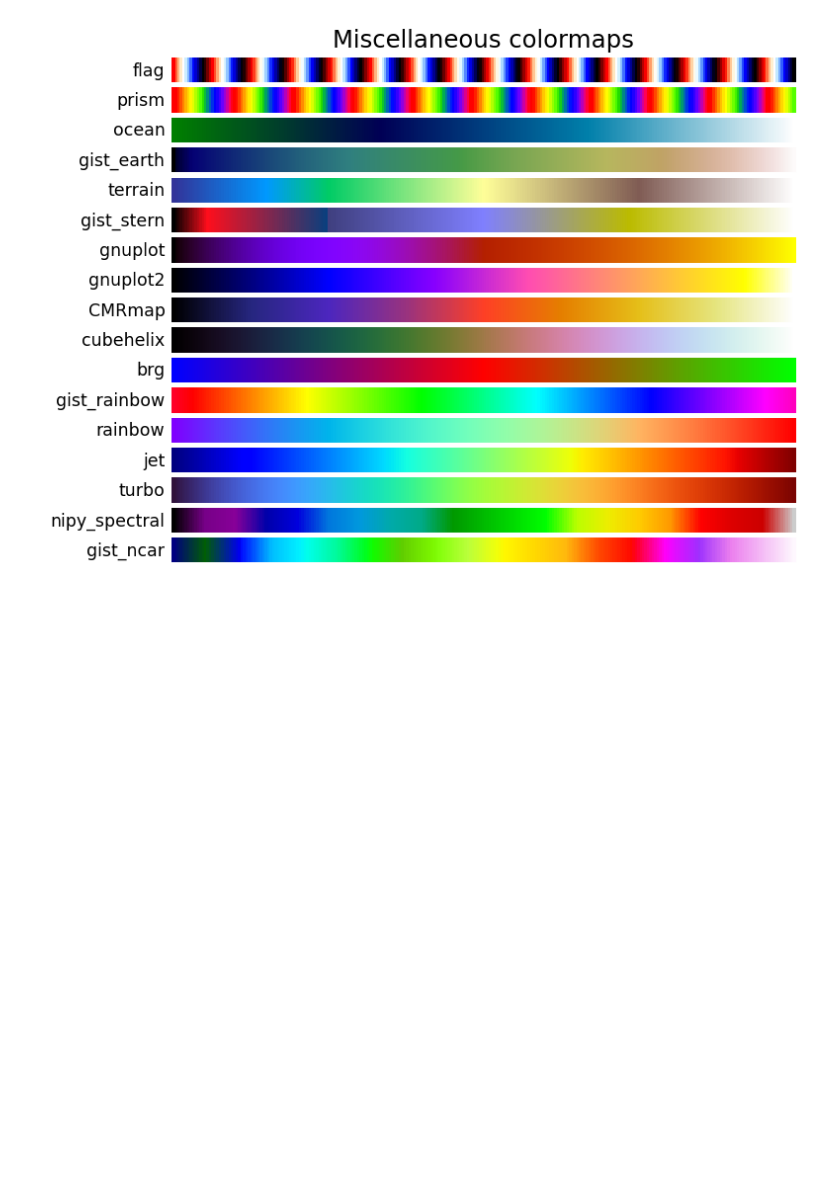
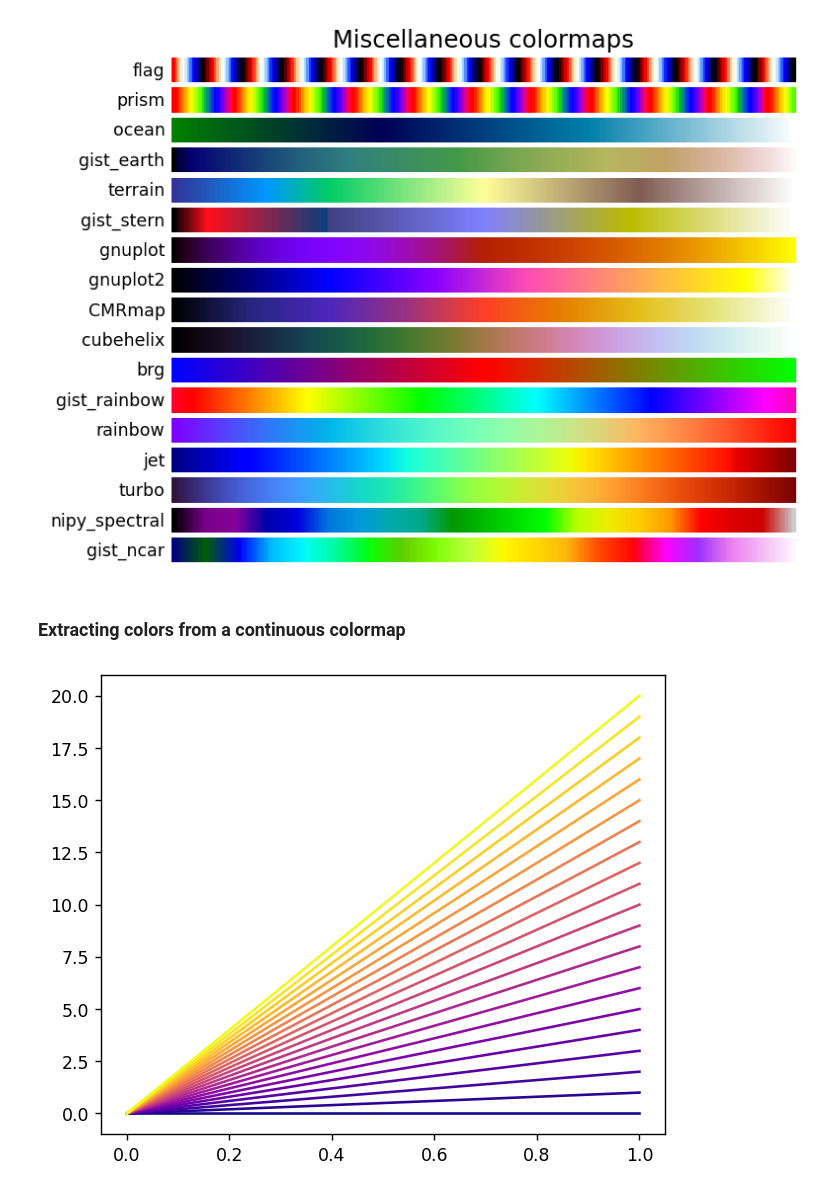
Before and after one commit to Johann-Cardenas/Chroma-Haven, a Jupyter notebook: color-list.ipynb, the cells around one changed output. Saved outputs shown, nothing was run; the diff lists cells and outputs as text; code cells hidden in the pictures; blank space fills up the shorter version.

```diff
--- a/color-list.ipynb
+++ b/color-list.ipynb
@@ -117,3 +121,20 @@ for cmap_category, cmap_list in cmaps:
 [figure]
 [figure]
 [figure]
+# %% [markdown]
+### **Extracting colors from a continuous colormap**
+# %%
+n_lines = 21
+cmap = mpl.colormaps['plasma']
+
+# Take colors at regular intervals spanning the colormap.
+colors = cmap(np.linspace(0, 1, n_lines))
+
+fig, ax = plt.subplots(figsize=(5,4), layout='constrained', dpi=125)
+
+for i, color in enumerate(colors):
+    ax.plot([0, i], color=color)
+
+plt.show()
+# %% [output]
+[figure, added]
```
Also changed, not shown: parts of 6 cells of this notebook.
